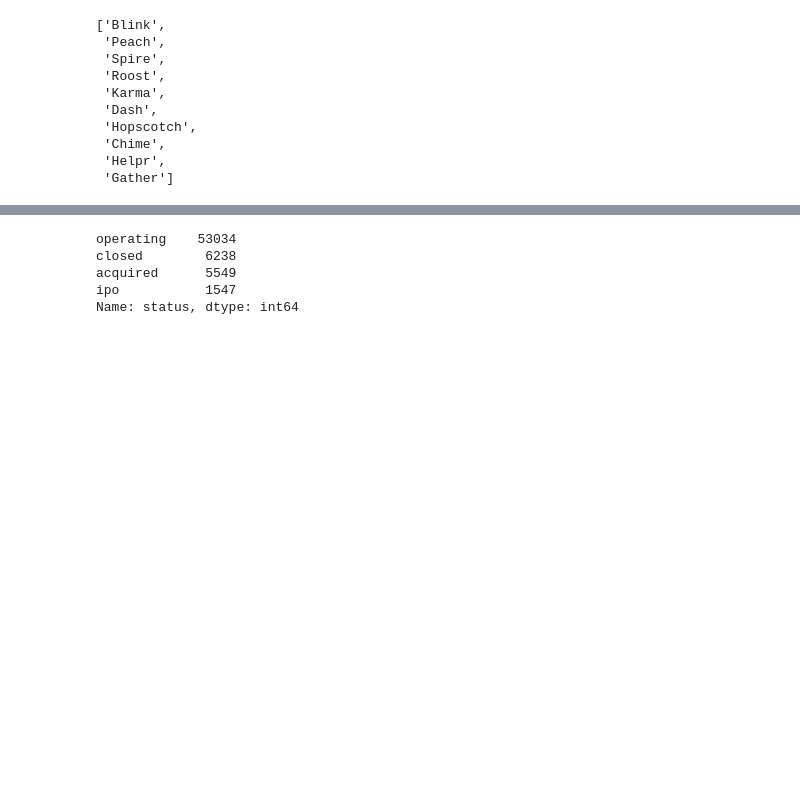
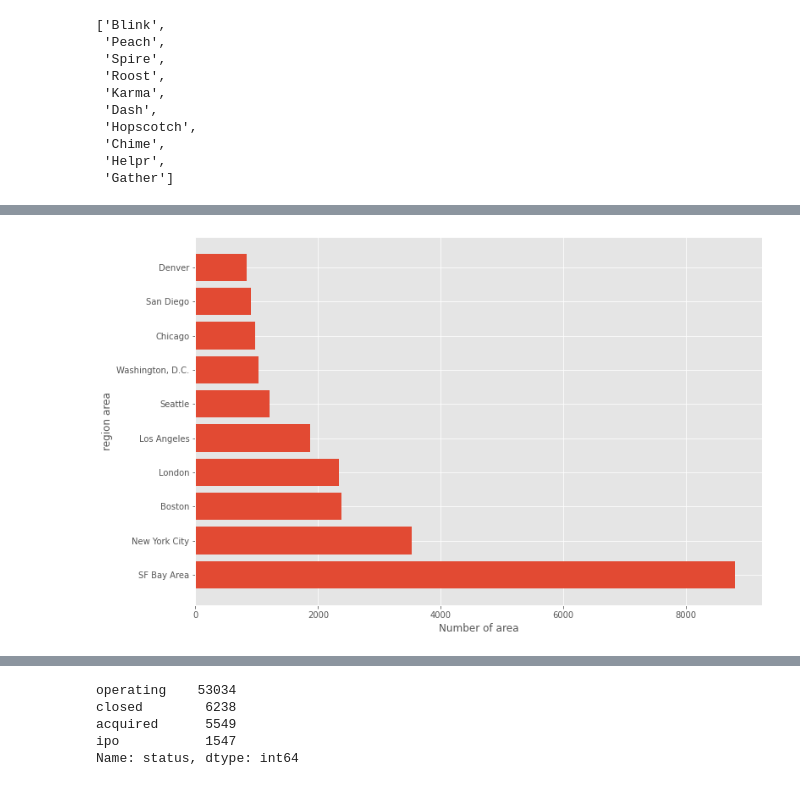
Before and after one commit to Sambhaji6529/Company_EDA-Project, a Jupyter notebook: Company_EDA.ipynb, the cells around one changed output, grey strips where cells are left out. Drawn from its saved outputs; the diff is of its cells as text; code cells hidden in the pictures; blank space fills up the shorter version.

```diff
--- a/Company_EDA.ipynb
+++ b/Company_EDA.ipynb
@@ -131,0 +235,11 @@ plt.show()
+# %%
+data=df.region.value_counts()[:10]
+plt.figure(figsize=(12,8))
+x=list(data.index)
+y=list(data.values)
+plt.xlabel("Number of area")
+plt.ylabel("region area")
+plt.barh(x,y)
+plt.show()
+# %% [output]
+[figure, added]
```
Also changed, not shown: parts of 52 cells of this notebook.
